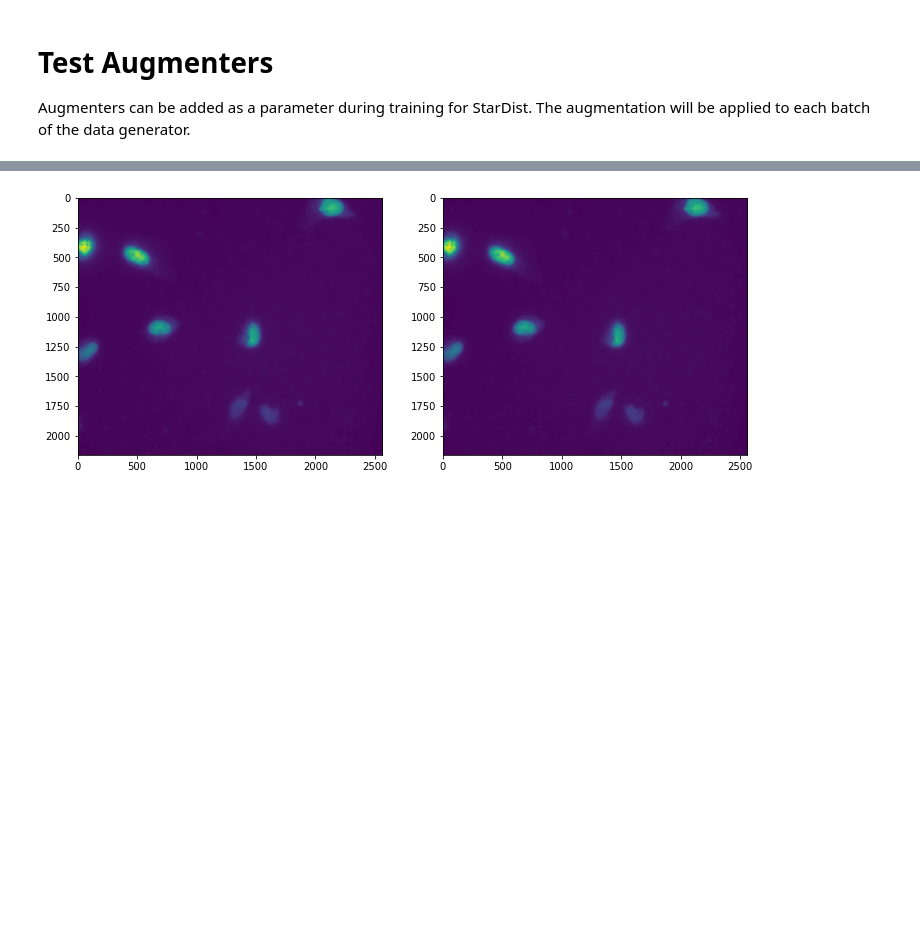
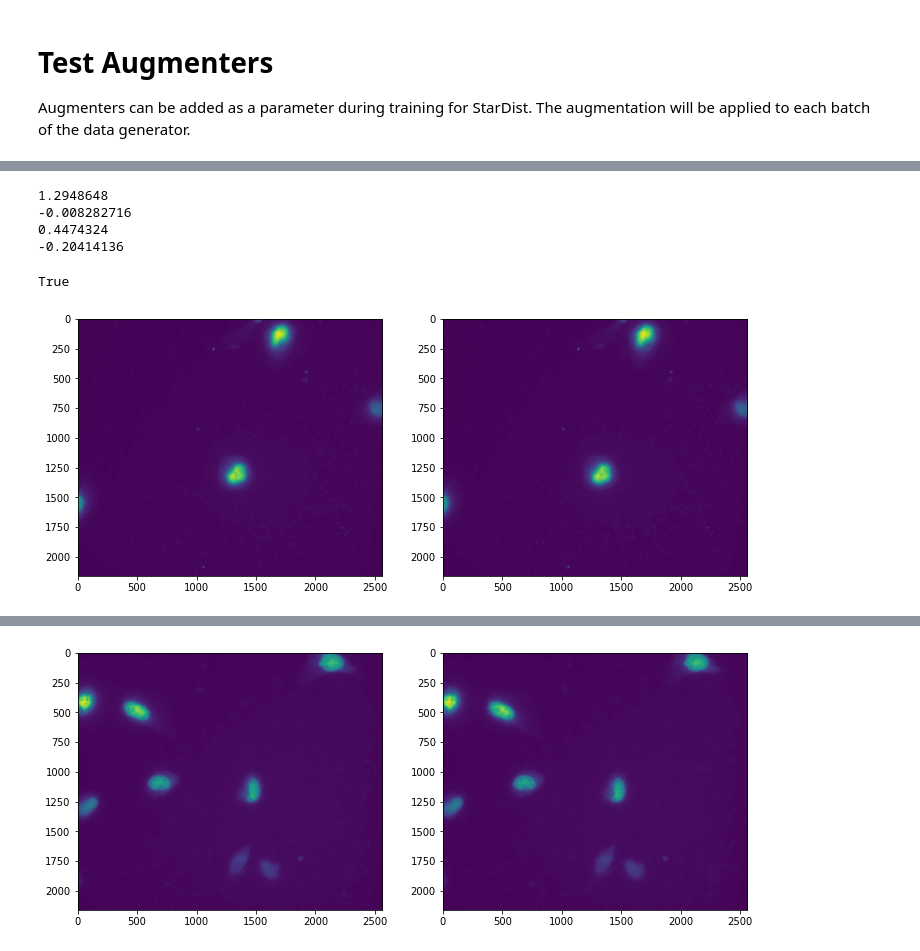
Before and after one commit to annajiwons/merfish-segmentation, a Jupyter notebook: 5_stardist_merfish_augmented/augmenters.ipynb, the cells around one changed output, grey strips where cells are left out. Drawn from its saved outputs; the diff is of its cells as text; code cells hidden in the pictures; blank space fills up the shorter version.

```diff
--- a/5_stardist_merfish_augmented/augmenters.ipynb
+++ b/5_stardist_merfish_augmented/augmenters.ipynb
@@ -57,0 +68,19 @@ def random_intensity_change(img):
+# %%
+# Try augmenting with extreme min values
+rng = np.random.default_rng(851)
+img = np.copy(merfish_images[8]) * 0.5 - 0.2
+print(np.max(merfish_images[8]))
+print(np.min(merfish_images[8]))
+print(np.max(img))
+print(np.min(img))
+figure, figure_axes = plt.subplots(1, 2, figsize = (12, 6))
+figure_axes[0].imshow(merfish_images[8])
+figure_axes[1].imshow(img);
+cv.imwrite('min.tiff', img)
+# %% [output]
+1.2948648
+-0.008282716
+0.4474324
+-0.20414136
+True
+[figure, added]
```
Also changed, not shown: parts of 8 cells of this notebook, 32 other files.
